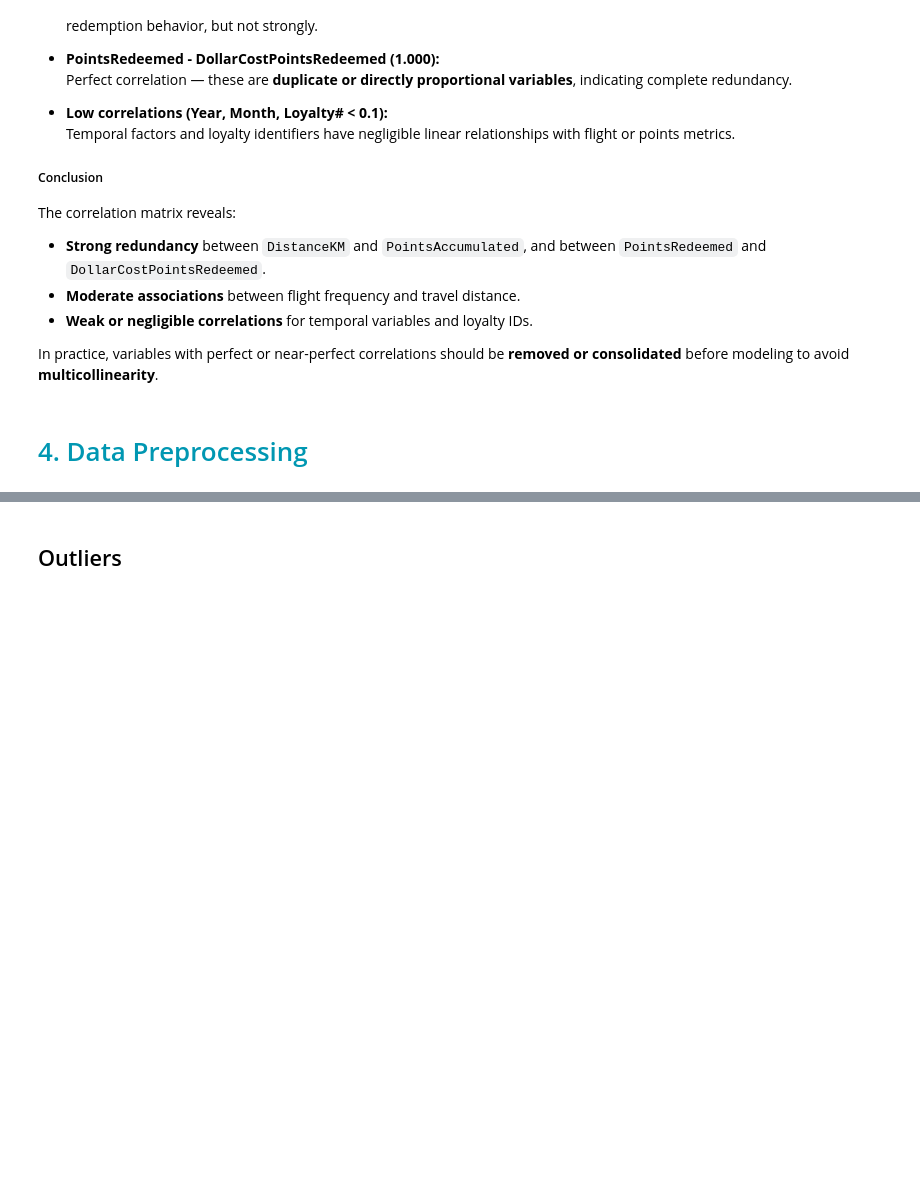
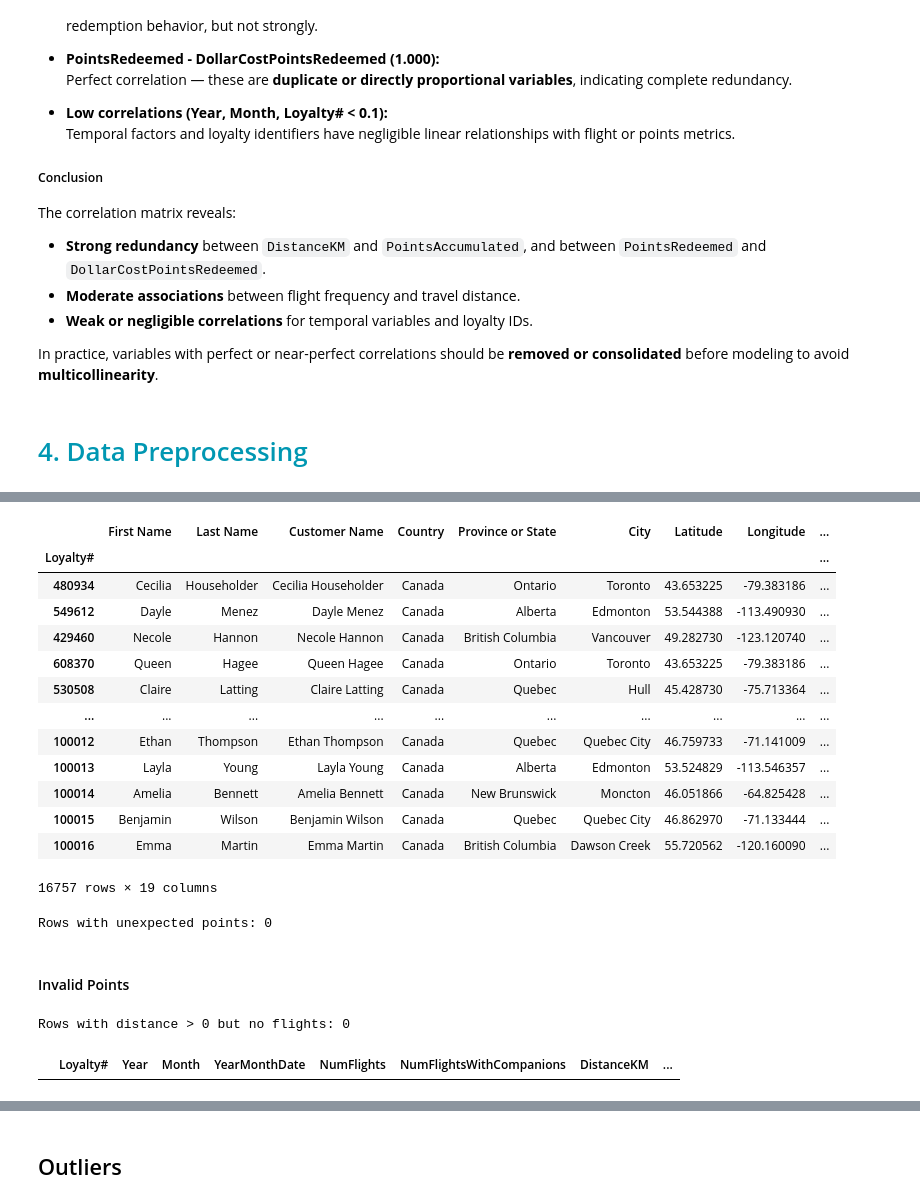
Before and after one commit to andrerangelferreira/DataMiningProject_AIAI_Group51, a Jupyter notebook: notebooks/Group51_EDA_Code.ipynb, the cells around one changed output, grey strips where cells are left out. Drawn from its saved outputs; the diff is of its cells as text; code cells hidden in the pictures; blank space fills up the shorter version.

```diff
--- a/notebooks/Group51_EDA_Code.ipynb
+++ b/notebooks/Group51_EDA_Code.ipynb
@@ -1000,0 +1015,3 @@ Number of duplicate rows in FlightsDB: 2903
+# %%
+df_clean = df_customers.drop_duplicates(subset='Loyalty#', keep='first')
+df_clean[df_clean['Loyalty#'].duplicated()]
@@ -1000,0 +1132,3 @@ Number of duplicate rows in FlightsDB: 2903
+# %%
+df_clean = df_clean.set_index("Loyalty#")
+df_clean.head()
@@ -1000,0 +1668,17 @@ Number of duplicate rows in FlightsDB: 2903
+# %%
+df_clean
+# %% [output]
+|  | First Name | Last Name | Customer Name | Country | Province or State | City | Latitude | Longitude | ... |
+| Loyalty# |  |  |  |  |  |  |  |  | ... |
+| 480934 | Cecilia | Householder | Cecilia Householder | Canada | Ontario | Toronto | 43.653225 | -79.383186 | ... |
+| 549612 | Dayle | Menez | Dayle Menez | Canada | Alberta | Edmonton | 53.544388 | -113.490930 | ... |
+| 429460 | Necole | Hannon | Necole Hannon | Canada | British Columbia | Vancouver | 49.282730 | -123.120740 | ... |
+| 608370 | Queen | Hagee | Queen Hagee | Canada | Ontario | Toronto | 43.653225 | -79.383186 | ... |
+| 530508 | Claire | Latting | Claire Latting | Canada | Quebec | Hull | 45.428730 | -75.713364 | ... |
+| ... | ... | ... | ... | ... | ... | ... | ... | ... | ... |
+| 100012 | Ethan | Thompson | Ethan Thompson | Canada | Quebec | Quebec City | 46.759733 | -71.141009 | ... |
+| 100013 | Layla | Young | Layla Young | Canada | Alberta | Edmonton | 53.524829 | -113.546357 | ... |
+| 100014 | Amelia | Bennett | Amelia Bennett | Canada | New Brunswick | Moncton | 46.051866 | -64.825428 | ... |
+| 100015 | Benjamin | Wilson | Benjamin Wilson | Canada | Quebec | Quebec City | 46.862970 | -71.133444 | ... |
+| 100016 | Emma | Martin | Emma Martin | Canada | British Columbia | Dawson Creek | 55.720562 | -120.160090 | ... |
+16757 rows × 19 columns
@@ -1000,0 +1688,27 @@ Number of duplicate rows in FlightsDB: 2903
+# %%
+# Expected points using float
+df_flights_clean['ExpectedPoints'] = df_flights_clean['DistanceKM'] * 0.1
+
+df_flights_clean['ExpectedPoints'] = df_flights_clean['ExpectedPoints'].round(2)
+df_flights_clean['PointsAccumulated'] = df_flights_clean['PointsAccumulated'].round(2)
+
+tolerance = 1.0
+inconsistent_rows = df_flights_clean[
+    (df_flights_clean['PointsAccumulated'] > df_flights_clean['ExpectedPoints']) |
+    (df_flights_clean['PointsAccumulated'] < df_flights_clean['ExpectedPoints'] - tolerance)
+]
+
+
+print("Rows with unexpected points:", len(inconsistent_rows))
+# %% [output]
+Rows with unexpected points: 0
+# %% [markdown]
+#### Invalid Points
+# %%
+invalid_points = df_flights_clean[(df_flights_clean['DistanceKM'] == 0) & (df_flights_clean['PointsAccumulated'] > 0)]
+print("Rows with distance > 0 but no flights:", len(invalid_points))
+
+invalid_points
+# %% [output]
+Rows with distance > 0 but no flights: 0
+|  | Loyalty# | Year | Month | YearMonthDate | NumFlights | NumFlightsWithCompanions | DistanceKM | ... |
```
Also changed, not shown: parts of 126 cells of this notebook.
